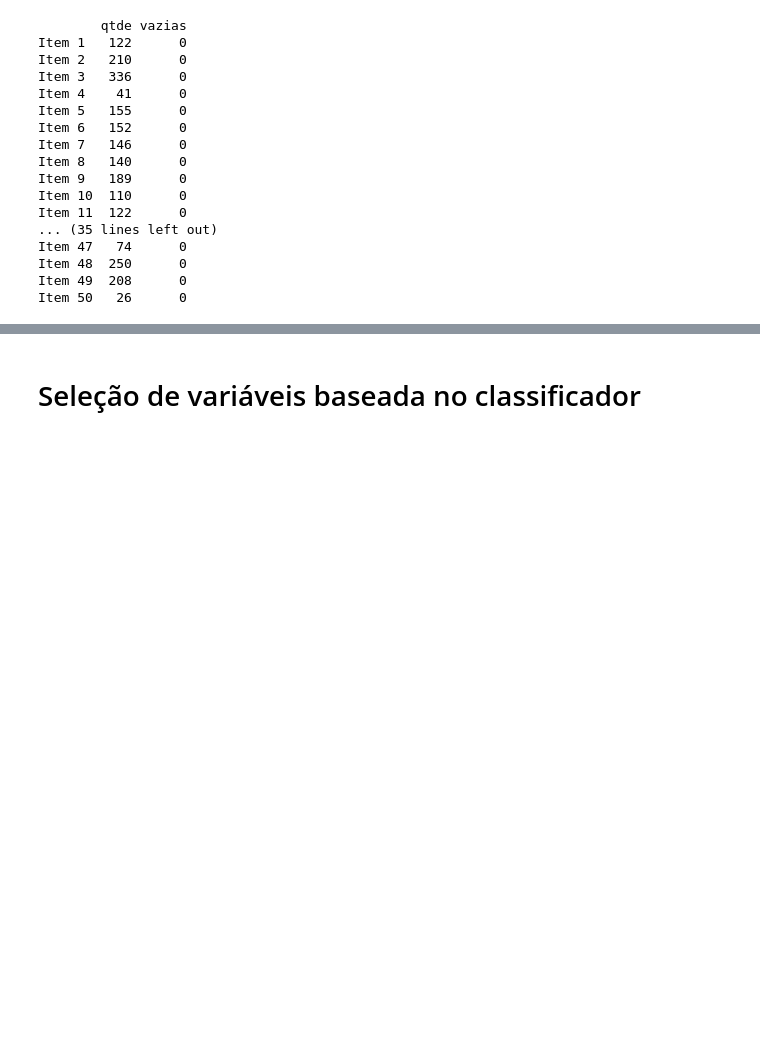
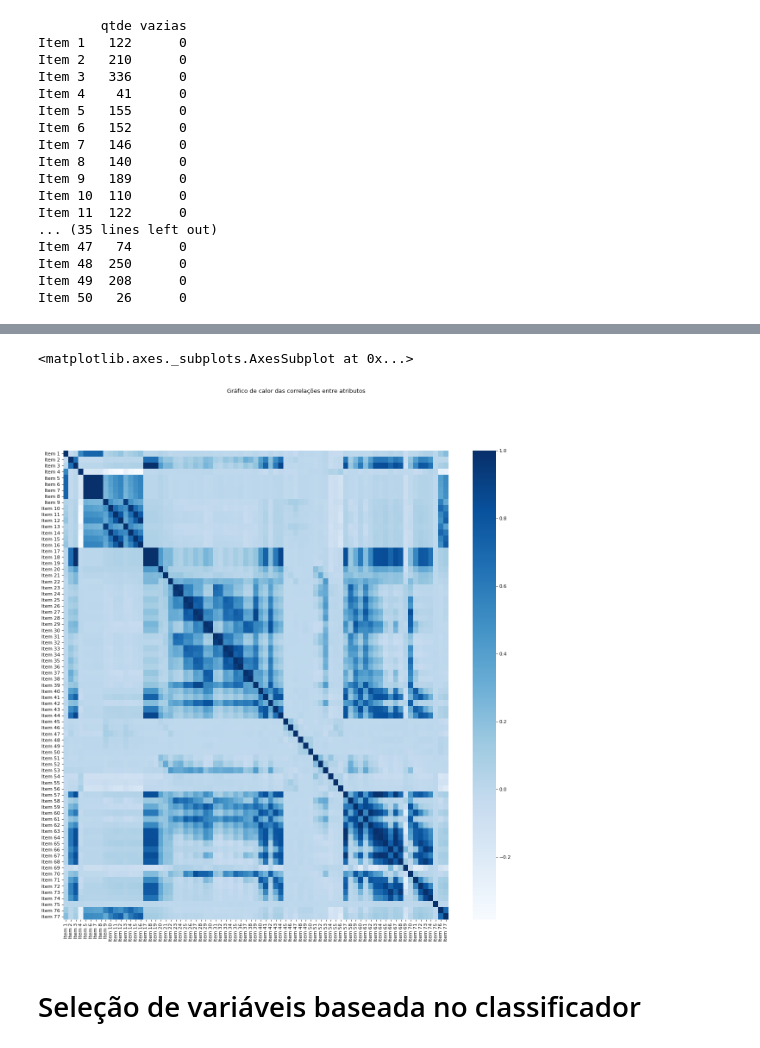
Before and after one commit to htsnet/automacao-de-negocios, a Jupyter notebook: Automacao_de_Negocios.ipynb, the cells around one changed output, grey strips where cells are left out. Drawn from its saved outputs; the diff is of its cells as text; code cells hidden in the pictures; blank space fills up the shorter version.

```diff
--- a/Automacao_de_Negocios.ipynb
+++ b/Automacao_de_Negocios.ipynb
@@ -199,3 +228,11 @@ Item 50   26      0
+# %%
+#faz o cálculo das correlações entre as variáveis
+plt.subplots(ncols=1, nrows=1, figsize=(18, 18), dpi=80, facecolor='w')
+plt.suptitle('Gráfico de calor das correlações entre atributos')
+sns.heatmap(historic.corr(), annot=False, cmap='Blues')
+# %% [output]
+<matplotlib.axes._subplots.AxesSubplot at 0x...>
+[figure, added]
 # %% [markdown]
 # Seleção de variáveis baseada no classificador
 # %%
```
Also changed, not shown: parts of 8 cells of this notebook.
